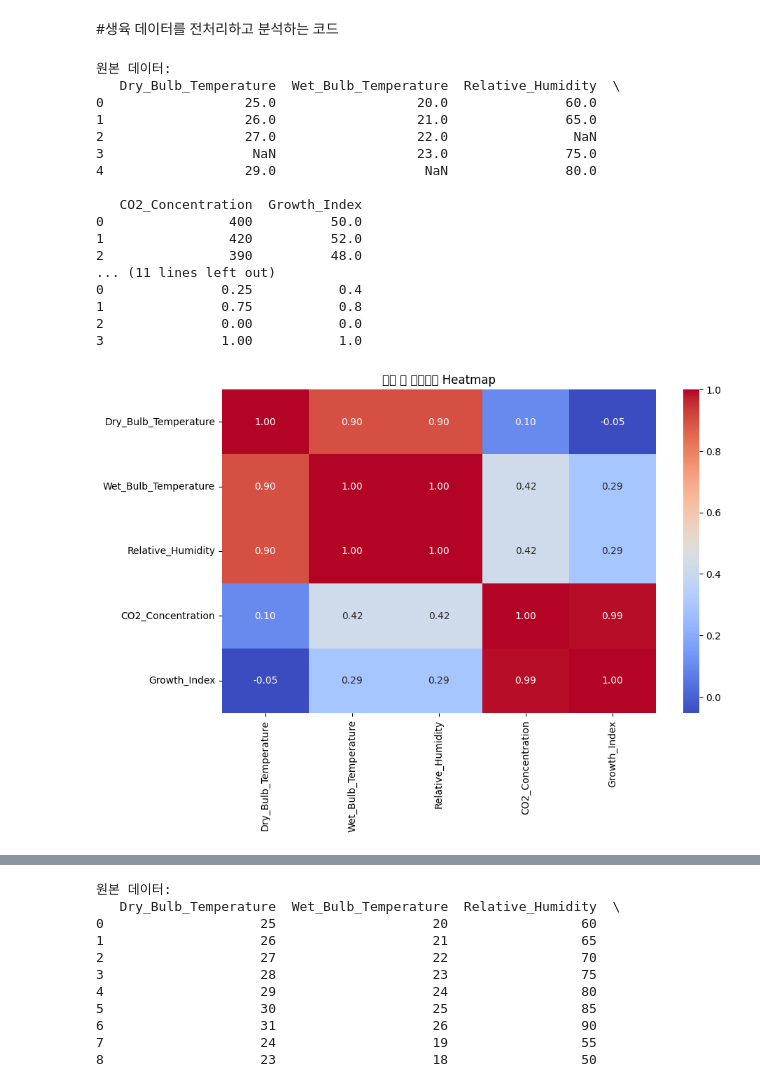
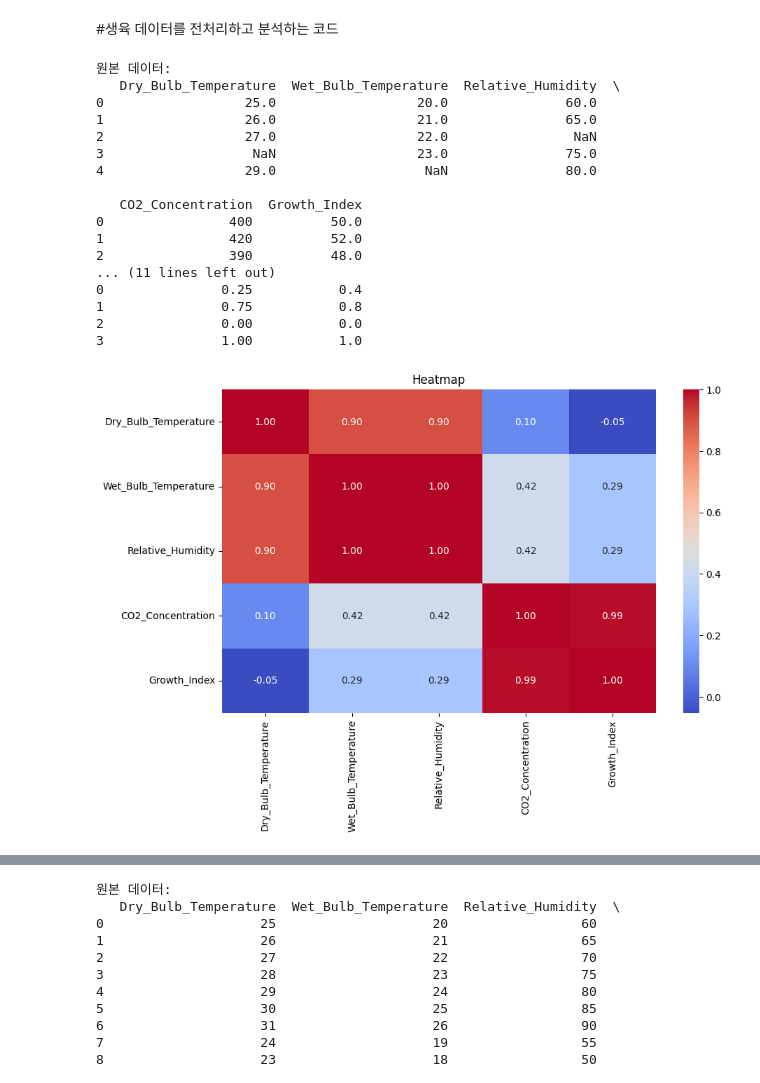
Before and after one commit to Hwang9170/Growth-Data-Analysis, a Jupyter notebook: 결과보고서.ipynb, the cells around one changed output, grey strips where cells are left out. Drawn from its saved outputs; the diff is of its cells as text; code cells hidden in the pictures.

```diff
--- a/결과보고서.ipynb
+++ b/결과보고서.ipynb
@@ -43,37 +43,37 @@ print(normalized_data)
 # 변수 간 상관관계 시각화 (Heatmap)
 plt.figure(figsize=(10, 6))
 sns.heatmap(data.corr(), annot=True, cmap="coolwarm", fmt=".2f")
-plt.title("변수 간 상관관계 Heatmap")
+plt.title("Heatmap")
 plt.show()
 
 # 시간에 따른 변화 시각화 (예: 건구 온도)
 plt.figure(figsize=(8, 5))
 plt.plot(normalized_data["Dry_Bulb_Temperature"], label="Dry Bulb Temp (Normalized)")
 plt.plot(normalized_data["Wet_Bulb_Temperature"], label="Wet Bulb Temp (Normalized)")
 plt.legend()
 plt.title("시간에 따른 온도 변화")
 plt.xlabel("시간")
 plt.ylabel("정규화된 값")
 plt.show()
 # %% [output]
 원본 데이터:
    Dry_Bulb_Temperature  Wet_Bulb_Temperature  Relative_Humidity  \
 0                  25.0                  20.0               60.0
 1                  26.0                  21.0               65.0
 2                  27.0                  22.0                NaN
 3                   NaN                  23.0               75.0
 4                  29.0                   NaN               80.0
 
    CO2_Concentration  Growth_Index
 0                400          50.0
 1                420          52.0
 2                390          48.0
 ... (11 lines left out)
 0               0.25           0.4
 1               0.75           0.8
 2               0.00           0.0
 3               1.00           1.0
-[figure, old version]
+[figure, new version]
 [figure]
 # %%
 import pandas as pd
```
